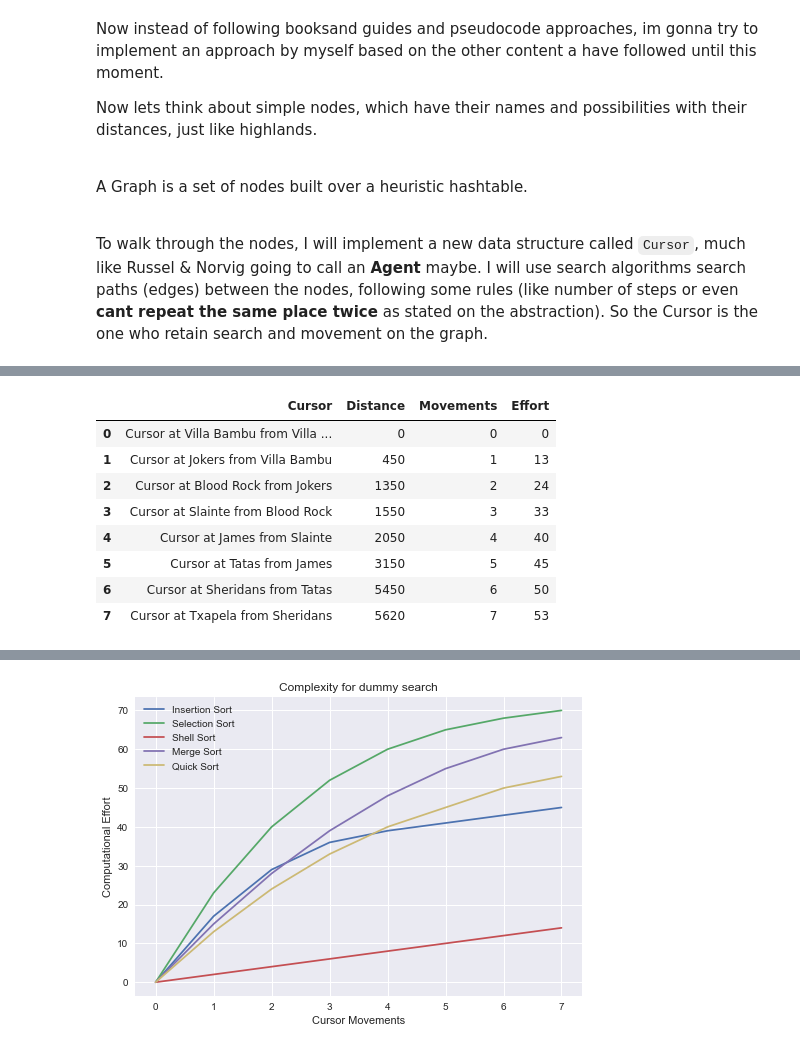
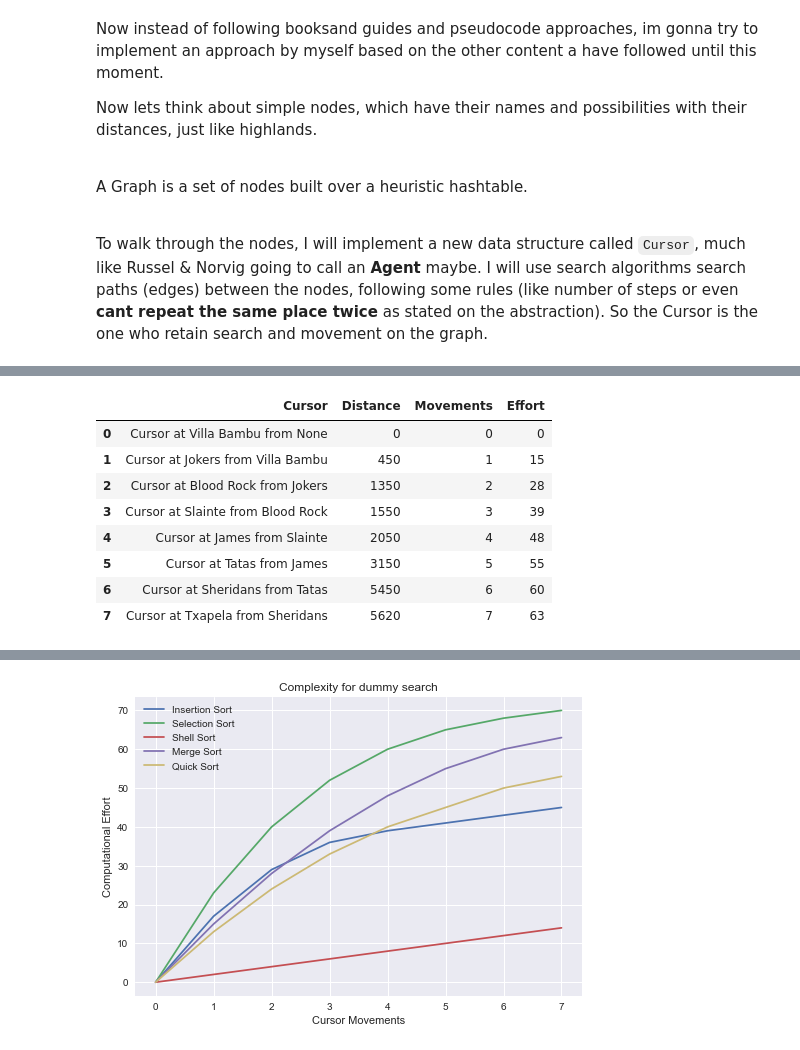
Before and after one commit to brunolcarli/GooGraph, a Jupyter notebook: Beer_route.ipynb, the cells around one changed output, grey strips where cells are left out. Cells and saved outputs as stored; diff of their text form; code cells hidden in the pictures.

Commit message:
CHANGE finish beer route sorting

```diff
--- a/Beer_route.ipynb
+++ b/Beer_route.ipynb
@@ -500,24 +462,24 @@ pub_df4
-# %%
-# Driver code
-pub_cursor = Cursor(pub_graph, pub_graph.nodes[START])
-
-records = [[str(pub_cursor), pub_cursor.total_distance, pub_cursor.movements, pub_cursor.effort]]
-while True:
-    option = pub_cursor.search_best_option(sorting='quick')
-    if not option:
-        break
-    pub_cursor.move(option)
-    records.append([str(pub_cursor), pub_cursor.total_distance, pub_cursor.movements, pub_cursor.effort])
-
-pub_df5 = pd.DataFrame(records, columns=['Cursor', 'Distance', 'Movements', 'Effort'])
-pub_df5
-# %% [output]
-|  | Cursor | Distance | Movements | Effort |
-| 0 | Cursor at Villa Bambu from Villa ... | 0 | 0 | 0 |
-| 1 | Cursor at Jokers from Villa Bambu | 450 | 1 | 13 |
-| 2 | Cursor at Blood Rock from Jokers | 1350 | 2 | 24 |
-| 3 | Cursor at Slainte from Blood Rock | 1550 | 3 | 33 |
-| 4 | Cursor at James from Slainte | 2050 | 4 | 40 |
-| 5 | Cursor at Tatas from James | 3150 | 5 | 45 |
-| 6 | Cursor at Sheridans from Tatas | 5450 | 6 | 50 |
-| 7 | Cursor at Txapela from Sheridans | 5620 | 7 | 53 |
+# %%
+# Driver code
+pub_cursor = Probe(pub_graph, pub_graph.nodes[START])
+
+records = [[str(pub_cursor), pub_cursor.total_distance, pub_cursor.movements, pub_cursor.effort]]
+while True:
+    option = pub_cursor.search_best_option(sorting='merge')
+    if not option:
+        break
+    pub_cursor.move(option)
+    records.append([str(pub_cursor), pub_cursor.total_distance, pub_cursor.movements, pub_cursor.effort])
+
+pub_df4 = pd.DataFrame(records, columns=['Cursor', 'Distance', 'Movements', 'Effort'])
+pub_df4
+# %% [output]
+|  | Cursor | Distance | Movements | Effort |
+| 0 | Cursor at Villa Bambu from None | 0 | 0 | 0 |
+| 1 | Cursor at Jokers from Villa Bambu | 450 | 1 | 15 |
+| 2 | Cursor at Blood Rock from Jokers | 1350 | 2 | 28 |
+| 3 | Cursor at Slainte from Blood Rock | 1550 | 3 | 39 |
+| 4 | Cursor at James from Slainte | 2050 | 4 | 48 |
+| 5 | Cursor at Tatas from James | 3150 | 5 | 55 |
+| 6 | Cursor at Sheridans from Tatas | 5450 | 6 | 60 |
+| 7 | Cursor at Txapela from Sheridans | 5620 | 7 | 63 |
```
Also changed, not shown: parts of 7 cells of this notebook.
